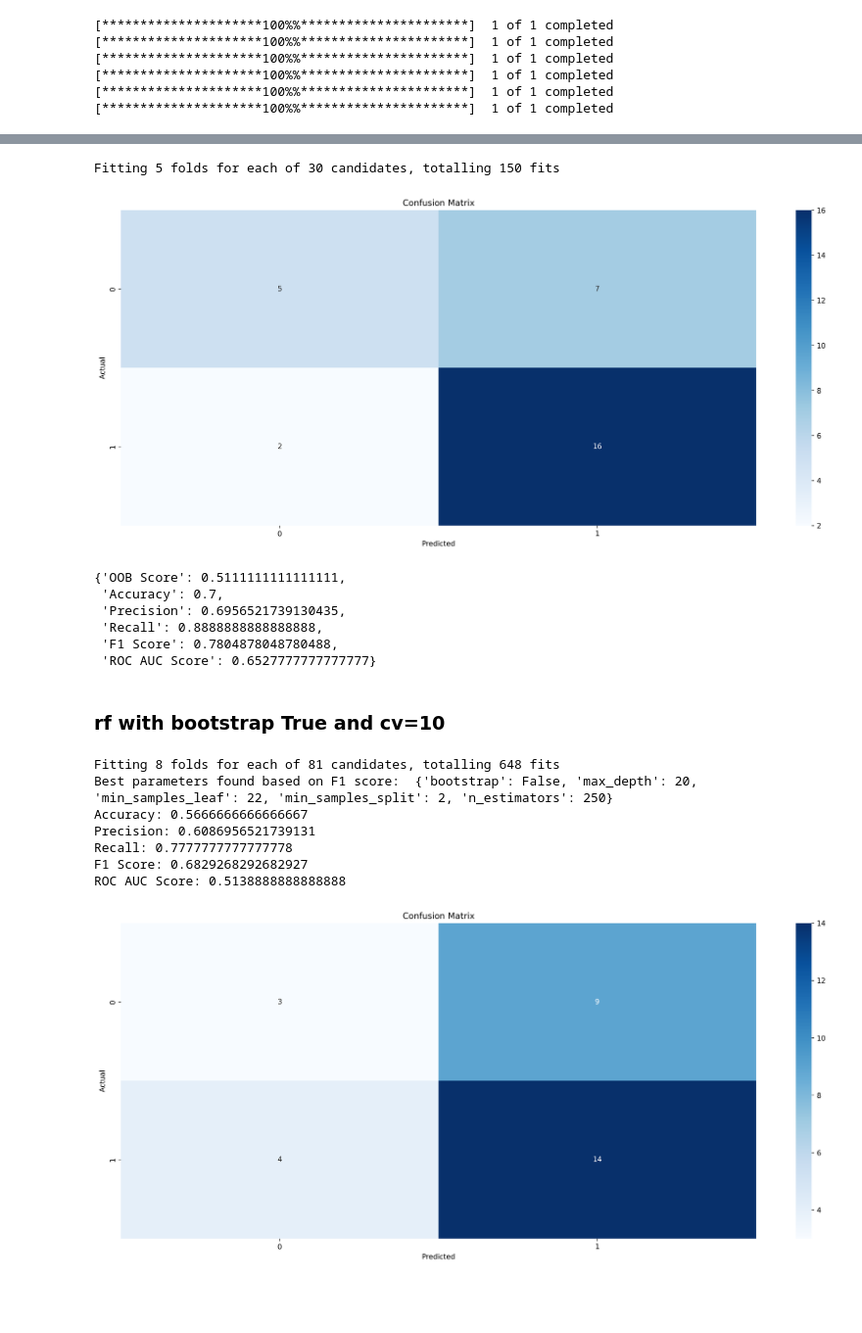
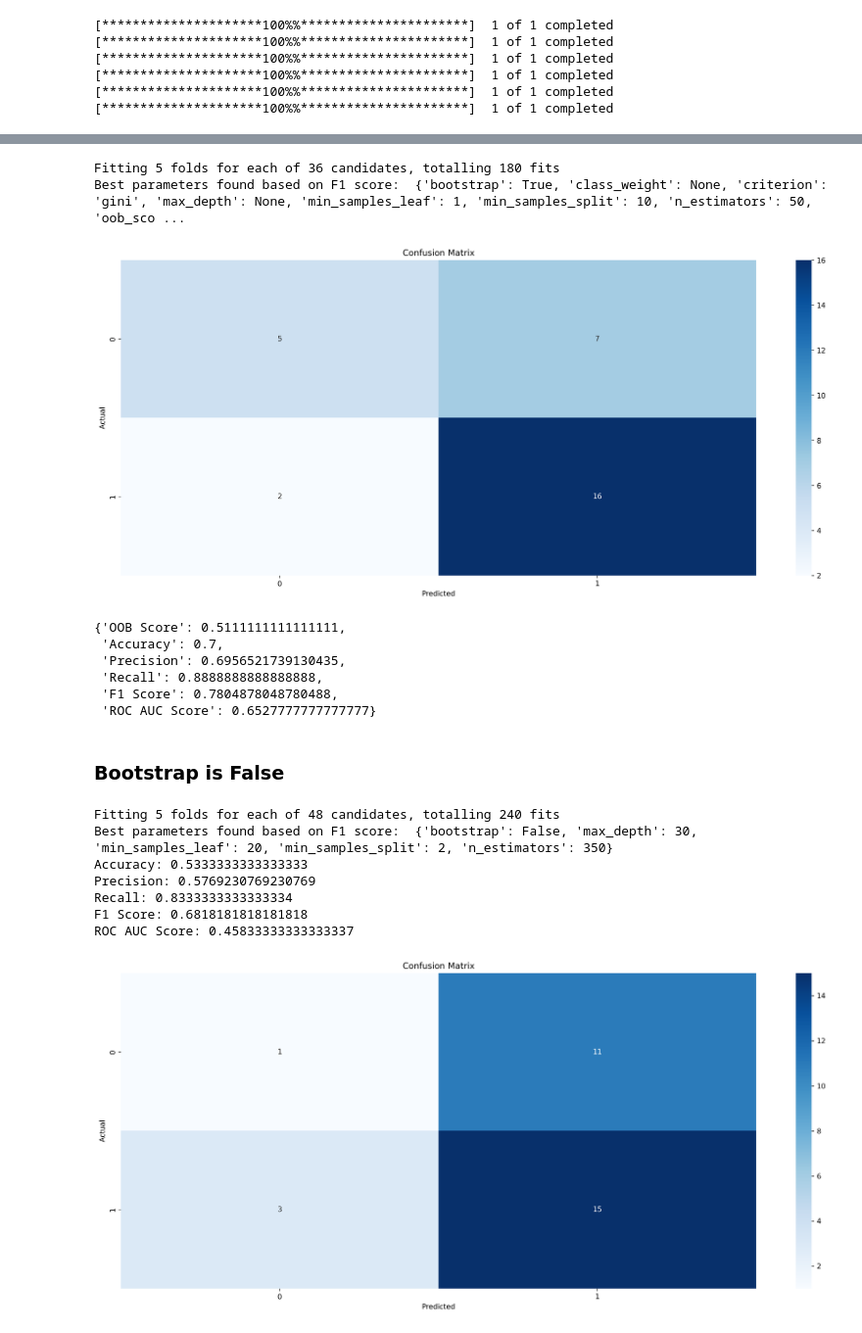
Before and after one commit to GROUP-1-Data-Science-Bootcamp/CryptoClusteringSaga, a Jupyter notebook: project-phase2-part3.ipynb, the cells around one changed output, grey strips where cells are left out. Shown at 98% size. Drawn from its saved outputs; the diff is of its cells as text; code cells hidden in the pictures; blank space fills up the shorter version.

```diff
--- a/project-phase2-part3.ipynb
+++ b/project-phase2-part3.ipynb
@@ -495,12 +561,17 @@ ROC AUC Score: 0.6346153846153846
 # %%
 # Modify the RandomForestClassifier to compute the oob_score
 param_grid = {
-    "n_estimators": [50, 100],
+    "n_estimators": [50, 70, 80],
     "max_depth": [None],
-    "min_samples_split": [2, 5, 8, 10, 12],
-    "min_samples_leaf": [1, 2, 4],
+    "min_samples_split": [8, 10, 12],
+    "min_samples_leaf": [1, 2],
     "bootstrap": [True],
+    "criterion": ["gini", "entropy"],  # Adjust based on problem type
+    "class_weight": [None],
+    "oob_score": [True],
+    "warm_start": [True],
 }
+
 
 grid_search = GridSearchCV(
     RandomForestClassifier(random_state=81, oob_score=True),
@@ -521,7 +592,7 @@ best_params = grid_search.best_params_
 # Use the best model to predict the test data
 best_rf_model = grid_search.best_estimator_
 y_pred = best_rf_model.predict(X_test_scaled_copy)
-
+print("Best parameters found based on F1 score: ", best_params)
 # OOB Score for the best fit
 oob_score = best_rf_model.oob_score_
 
@@ -531,8 +602,6 @@ precision = precision_score(y_test_copy, y_pred)
 recall = recall_score(y_test_copy, y_pred)
 f1 = f1_score(y_test_copy, y_pred)
 roc_auc = roc_auc_score(y_test_copy, y_pred)
-
-# Display the metrics
 results = {
     "OOB Score": oob_score,
     "Accuracy": accuracy,
@@ -553,7 +622,8 @@ plt.show()
 
 results
 # %% [output]
-Fitting 5 folds for each of 30 candidates, totalling 150 fits
+Fitting 5 folds for each of 36 candidates, totalling 180 fits
+Best parameters found based on F1 score:  {'bootstrap': True, 'class_weight': None, 'criterion': 'gini', 'max_depth': None, 'min_samples_leaf': 1, 'min_samples_split': 10, 'n_estimators': 50, 'oob_sco ...
 [figure]
 {'OOB Score': 0.5111111111111111,
  'Accuracy': 0.7,
@@ -561,14 +631,14 @@ Fitting 5 folds for each of 30 candidates, totalling 150 fits
  'Recall': 0.8888888888888888,
  'F1 Score': 0.7804878048780488,
  'ROC AUC Score': 0.6527777777777777}
-# %% [markdown]
-### rf with bootstrap True and cv=10
+# %% [markdown]
+### Bootstrap is False
 # %%
 param_grid = {
-    "n_estimators": [250, 300, 350],
-    "max_depth": [30, 20, 40],
+    "n_estimators": [300, 350, 400, 500],
+    "max_depth": [30, None],
     "min_samples_split": [1, 2, 3],
-    "min_samples_leaf": [18, 20, 22],
+    "min_samples_leaf": [18, 20],
     "bootstrap": [False],
 }
 grid_search = GridSearchCV(
@@ -588,38 +658,38 @@ grid_search.fit(X_train_scaled_copy, y_train_copy)
 best_params = grid_search.best_params_
 print("Best parameters found based on F1 score: ", best_params)
 
 # Use the best model to predict the test data
 best_rf_model = grid_search.best_estimator_
 y_pred = best_rf_model.predict(X_test_scaled_copy)
 
 # Evaluate the model
 accuracy = accuracy_score(y_test_copy, y_pred)
 precision = precision_score(y_test_copy, y_pred)
 recall = recall_score(y_test_copy, y_pred)
 f1 = f1_score(y_test_copy, y_pred)
 roc_auc = roc_auc_score(y_test_copy, y_pred)
 
 # Display the metrics
 print(f"Accuracy: {accuracy}")
 print(f"Precision: {precision}")
 print(f"Recall: {recall}")
 print(f"F1 Score: {f1}")
 print(f"ROC AUC Score: {roc_auc}")
 
 # Confusion Matrix
 plt.figure(figsize=(20, 8), dpi=250)
 conf_mat = confusion_matrix(y_test_copy, y_pred)  # Confusion matrix of the model
 sns.heatmap(conf_mat, annot=True, fmt="g", cmap="Blues")  # Plot the confusion matrix
 plt.xlabel("Predicted")
 plt.ylabel("Actual")
 plt.title("Confusion Matrix")
 plt.show()
 # %% [output]
-Fitting 8 folds for each of 81 candidates, totalling 648 fits
-Best parameters found based on F1 score:  {'bootstrap': False, 'max_depth': 20, 'min_samples_leaf': 22, 'min_samples_split': 2, 'n_estimators': 250}
-Accuracy: 0.5666666666666667
-Precision: 0.6086956521739131
-Recall: 0.7777777777777778
-F1 Score: 0.6829268292682927
-ROC AUC Score: 0.5138888888888888
+Fitting 5 folds for each of 48 candidates, totalling 240 fits
+Best parameters found based on F1 score:  {'bootstrap': False, 'max_depth': 30, 'min_samples_leaf': 20, 'min_samples_split': 2, 'n_estimators': 350}
+Accuracy: 0.5333333333333333
+Precision: 0.5769230769230769
+Recall: 0.8333333333333334
+F1 Score: 0.6818181818181818
+ROC AUC Score: 0.45833333333333337
-[figure, old version]
+[figure, new version]
```
Also changed, not shown: parts of 20 cells of this notebook.
